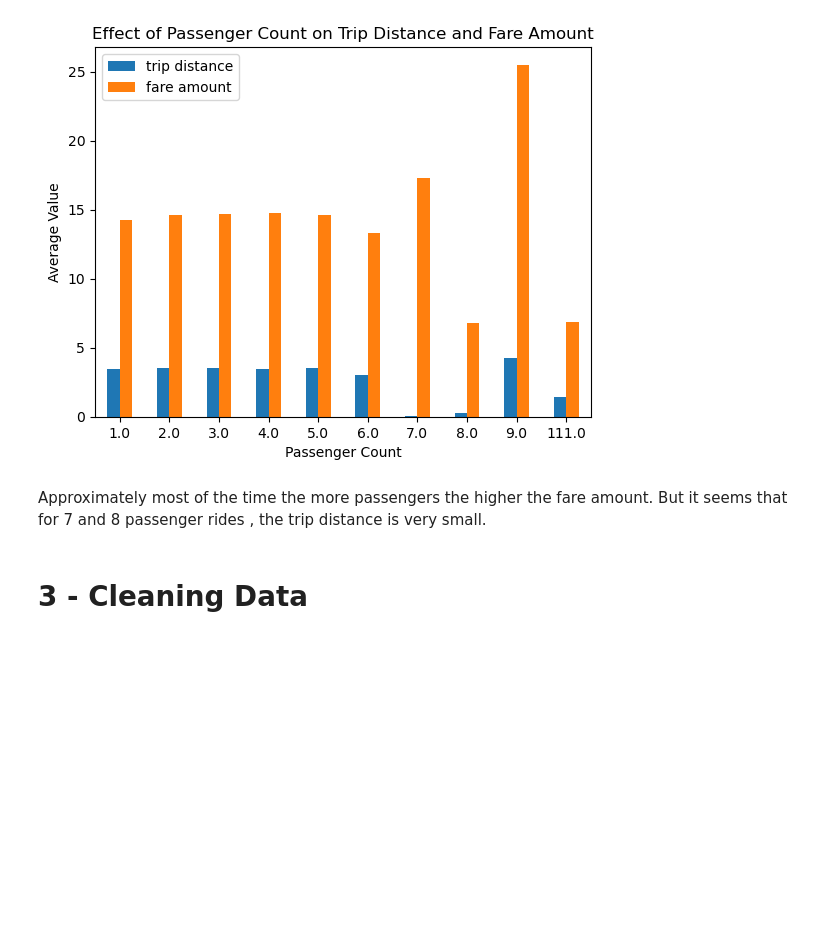
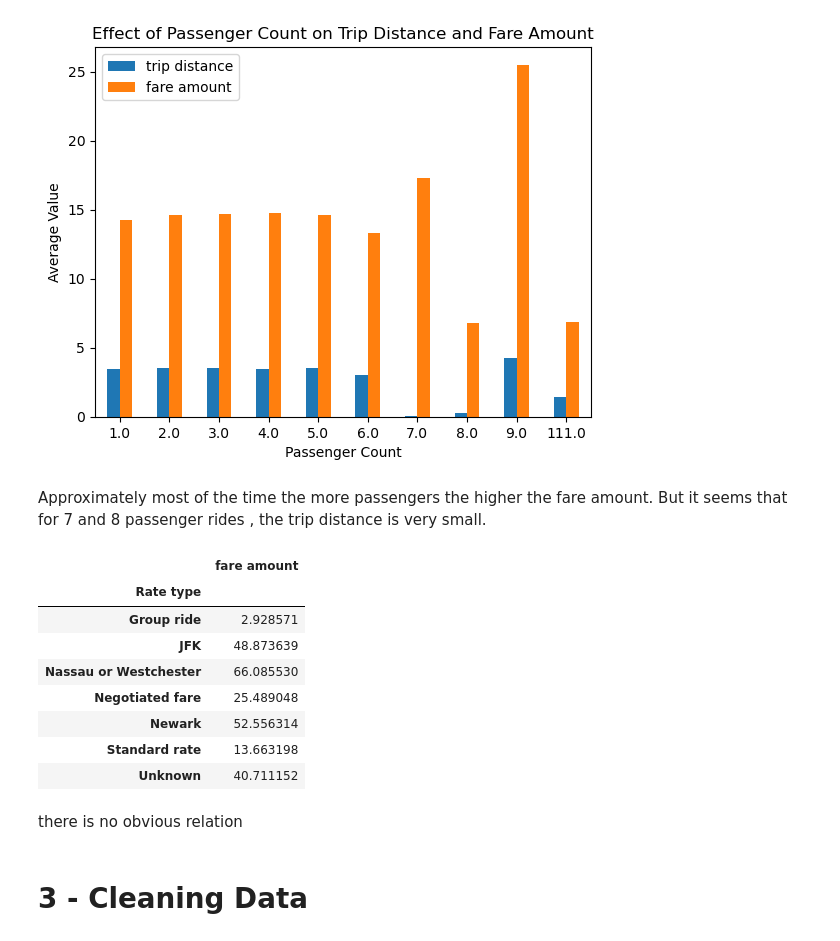
Before and after one commit to abanob-19/Uber_data_engineering, a Jupyter notebook: M1_MET_49-9287_2_9-18.ipynb, the cells around one changed output. Drawn from its saved outputs; the diff is of its cells as text; code cells hidden in the pictures; blank space fills up the shorter version.

```diff
--- a/M1_MET_49-9287_2_9-18.ipynb
+++ b/M1_MET_49-9287_2_9-18.ipynb
@@ -239,6 +241,22 @@ analyze_passenger_count(df)
 [figure]
 # %% [markdown]
 Approximately most of the time the more passengers the higher the fare amount. But it seems that for 7 and 8 passenger rides , the trip distance is very small.
+# %%
+# question 6 What is relation between rate type and fare amount
+rate_type_comparison = df.groupby('Rate type')[['fare amount']].mean()
+rate_type_comparison
+# %% [output]
+|  | fare amount |
+| Rate type |  |
+| Group ride | 2.928571 |
+| JFK | 48.873639 |
+| Nassau or Westchester | 66.085530 |
+| Negotiated fare | 25.489048 |
+| Newark | 52.556314 |
+| Standard rate | 13.663198 |
+| Unknown | 40.711152 |
+# %% [markdown]
+there is no obvious relation
 # %% [markdown]
 # 3 - Cleaning Data
 # %% [markdown]
```
Also changed, not shown: parts of 36 cells of this notebook, 1 other file.
